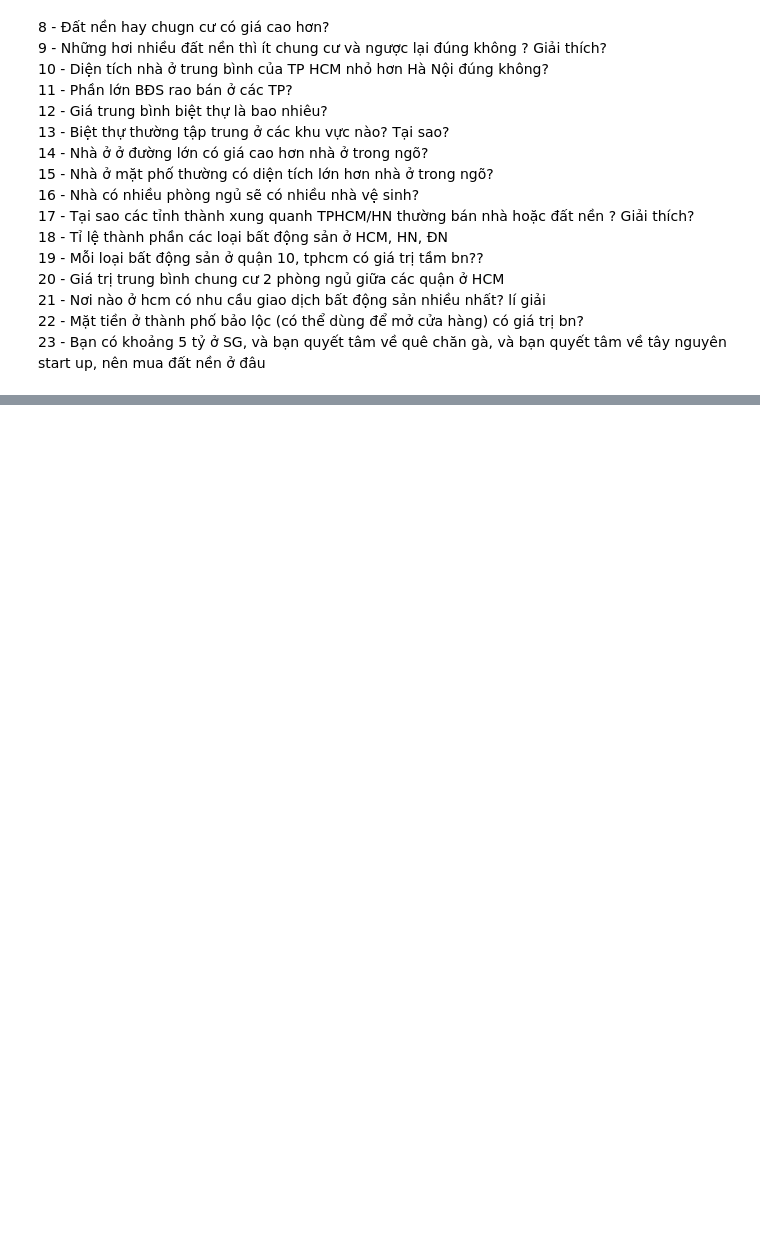
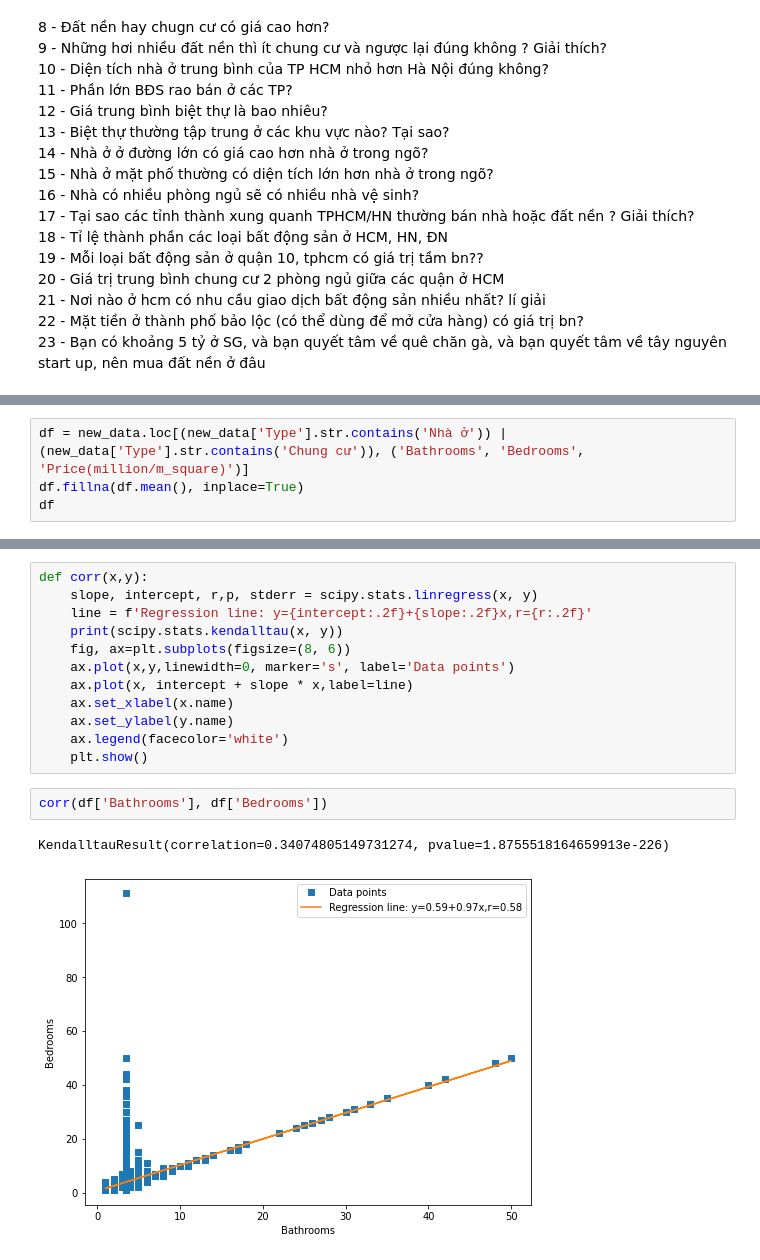
Before and after one commit to HieuTranV/DataVisualization, a Jupyter notebook: LabCK/Preprocessing.ipynb, the cells around one changed output, grey strips where cells are left out. Cells and saved outputs as stored; diff of their text form; blank space fills up the shorter version.

```diff
--- a/LabCK/Preprocessing.ipynb
+++ b/LabCK/Preprocessing.ipynb
@@ -362,0 +403,4 @@ new_data[new_data['Type']=='Biệt thự - Song lập - Đơn lập']
+# %%
+df = new_data.loc[(new_data['Type'].str.contains('Nhà ở')) | (new_data['Type'].str.contains('Chung cư')), ('Bathrooms', 'Bedrooms', 'Price(million/m_square)')]
+df.fillna(df.mean(), inplace=True)
+df
@@ -362,0 +421,17 @@ new_data[new_data['Type']=='Biệt thự - Song lập - Đơn lập']
+# %%
+def corr(x,y):
+    slope, intercept, r,p, stderr = scipy.stats.linregress(x, y)
+    line = f'Regression line: y={intercept:.2f}+{slope:.2f}x,r={r:.2f}'
+    print(scipy.stats.kendalltau(x, y))
+    fig, ax=plt.subplots(figsize=(8, 6))
+    ax.plot(x,y,linewidth=0, marker='s', label='Data points')
+    ax.plot(x, intercept + slope * x,label=line)
+    ax.set_xlabel(x.name)
+    ax.set_ylabel(y.name)
+    ax.legend(facecolor='white')
+    plt.show()
+# %%
+corr(df['Bathrooms'], df['Bedrooms'])
+# %% [output]
+KendalltauResult(correlation=0.34074805149731274, pvalue=1.8755518164659913e-226)
+[figure, added]
```
Also changed, not shown: parts of 13 cells of this notebook.
